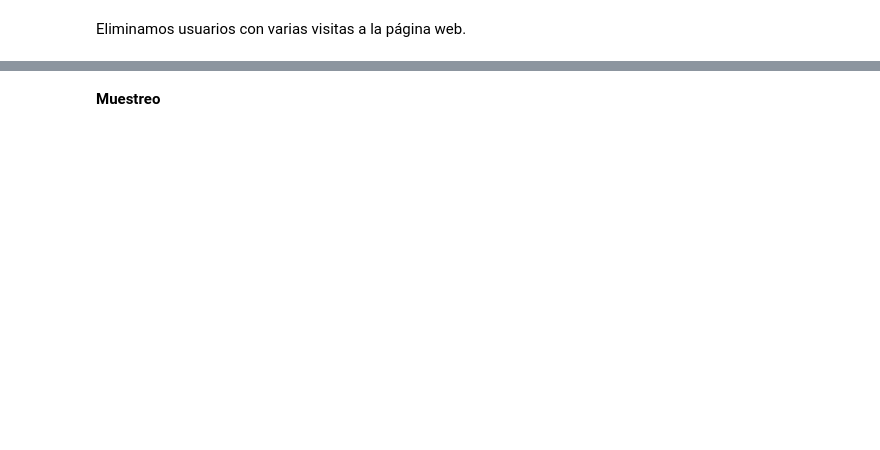
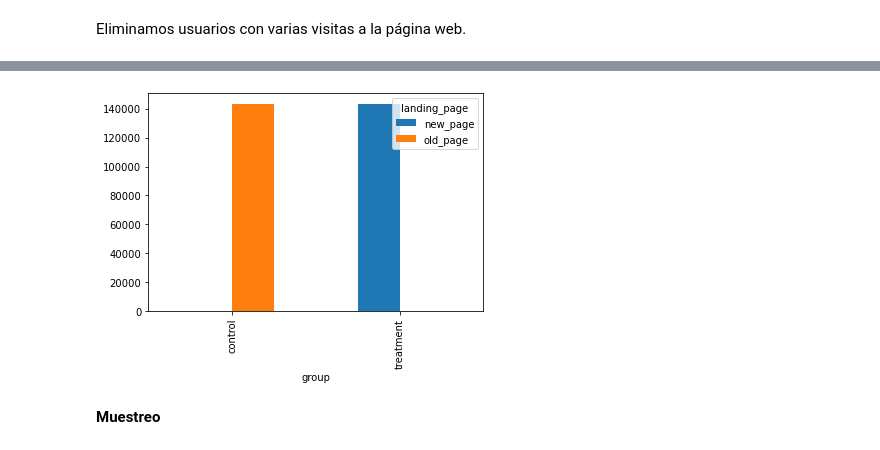
Before and after one commit to Ironhack-Data-Madrid-Mayo-2022/apuntes_clase, a Jupyter notebook: semana_6/4.1 - AB Testing.ipynb, the cells around one changed output, grey strips where cells are left out. Drawn from its saved outputs; the diff is of its cells as text; code cells hidden in the pictures; blank space fills up the shorter version.

```diff
--- a/semana_6/4.1 - AB Testing.ipynb
+++ b/semana_6/4.1 - AB Testing.ipynb
@@ -90,2 +177,6 @@ Eliminamos usuarios con varias visitas a la página web.
+# %%
+pd.crosstab(df.group, df.landing_page).plot(kind='bar');
+# %% [output]
+[figure, added]
 # %% [markdown]
 **Muestreo**
```
Also changed, not shown: parts of 24 cells of this notebook.
